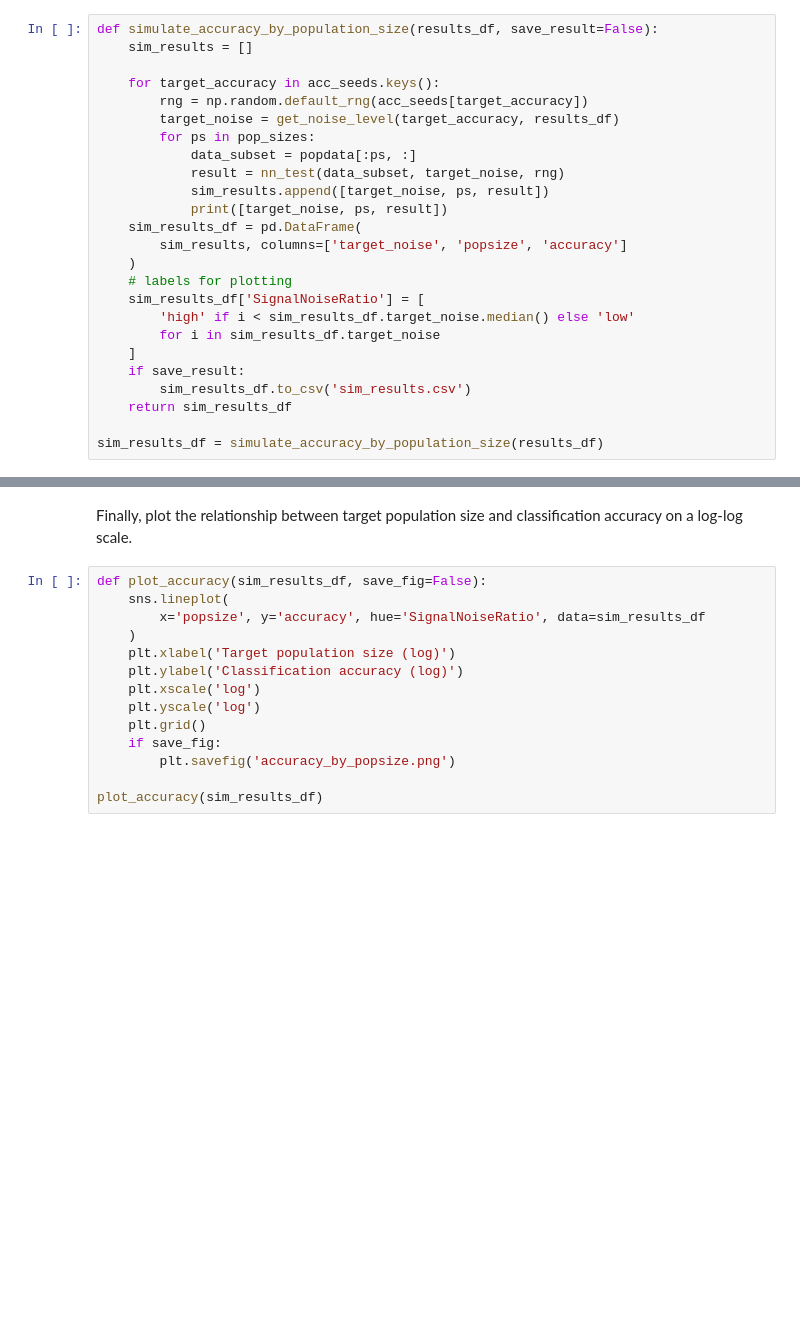
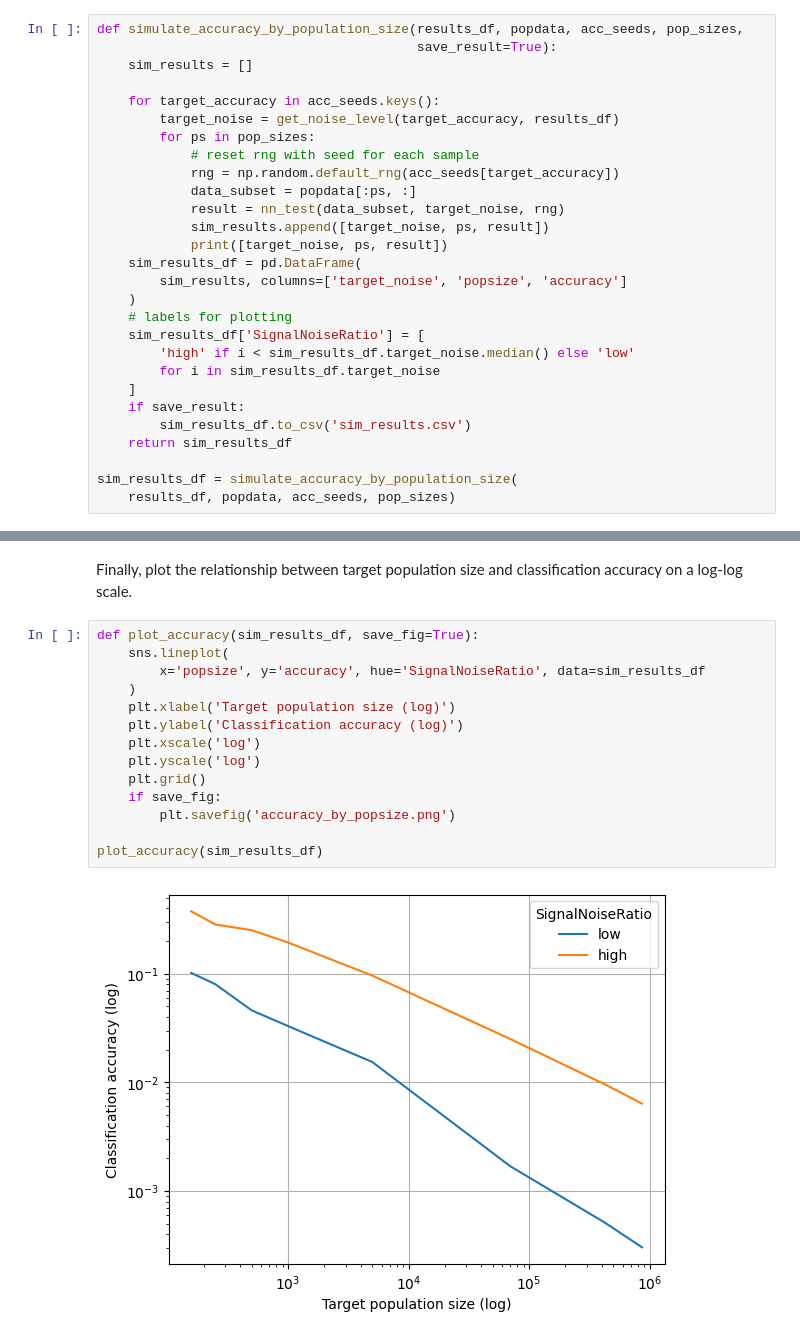
Before and after one commit to poldrack/reidentification-simulations, a Jupyter notebook: Classification_by_Population_Size.ipynb, the cells around one changed output, grey strips where cells are left out. Drawn from its saved outputs; the diff is of its cells as text; blank space fills up the shorter version.

```diff
--- a/Classification_by_Population_Size.ipynb
+++ b/Classification_by_Population_Size.ipynb
@@ -157,11 +188,13 @@ Next we loop through each of the population sizes
 # %%
-def simulate_accuracy_by_population_size(results_df, save_result=False):
+def simulate_accuracy_by_population_size(results_df, popdata, acc_seeds, pop_sizes,
+                                         save_result=True):
     sim_results = []
 
     for target_accuracy in acc_seeds.keys():
-        rng = np.random.default_rng(acc_seeds[target_accuracy])
         target_noise = get_noise_level(target_accuracy, results_df)
         for ps in pop_sizes:
+            # reset rng with seed for each sample
+            rng = np.random.default_rng(acc_seeds[target_accuracy])
             data_subset = popdata[:ps, :]
             result = nn_test(data_subset, target_noise, rng)
             sim_results.append([target_noise, ps, result])
@@ -178,5 +211,6 @@ def simulate_accuracy_by_population_size(results_df, save_result=False):
         sim_results_df.to_csv('sim_results.csv')
     return sim_results_df
 
-sim_results_df = simulate_accuracy_by_population_size(results_df)
+sim_results_df = simulate_accuracy_by_population_size(
+    results_df, popdata, acc_seeds, pop_sizes)
 # %% [output]
@@ -189,16 +233,18 @@ sim_results_df = simulate_accuracy_by_population_size(results_df)
 # %% [markdown]
 Finally, plot the relationship between target population size and classification accuracy on a log-log scale.
 # %%
-def plot_accuracy(sim_results_df, save_fig=False):
+def plot_accuracy(sim_results_df, save_fig=True):
     sns.lineplot(
         x='popsize', y='accuracy', hue='SignalNoiseRatio', data=sim_results_df
     )
     plt.xlabel('Target population size (log)')
     plt.ylabel('Classification accuracy (log)')
     plt.xscale('log')
     plt.yscale('log')
     plt.grid()
     if save_fig:
         plt.savefig('accuracy_by_popsize.png')
 
 plot_accuracy(sim_results_df)
+# %% [output]
+[figure, added]
```
Also changed, not shown: parts of 10 cells of this notebook.
